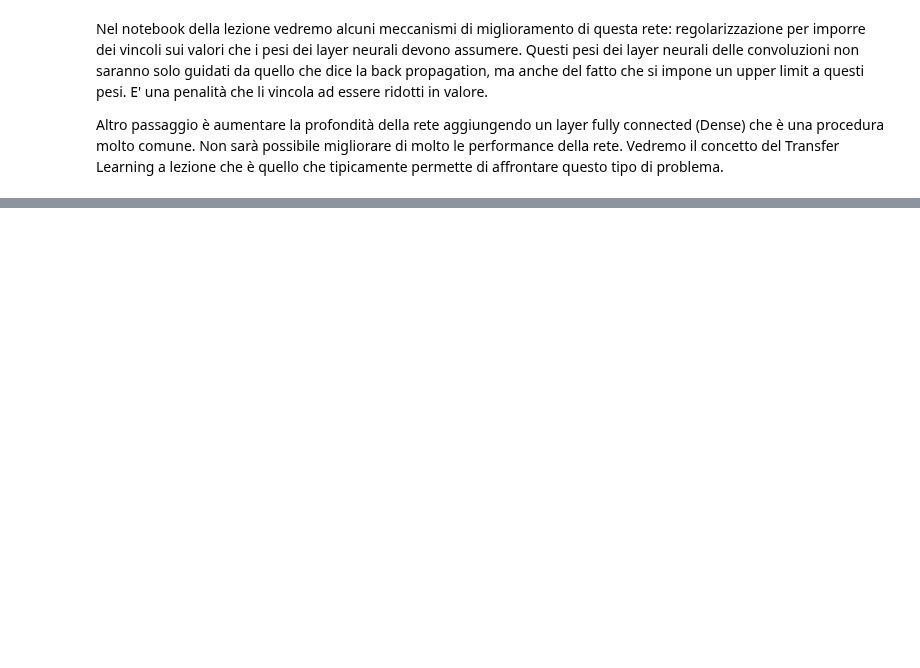
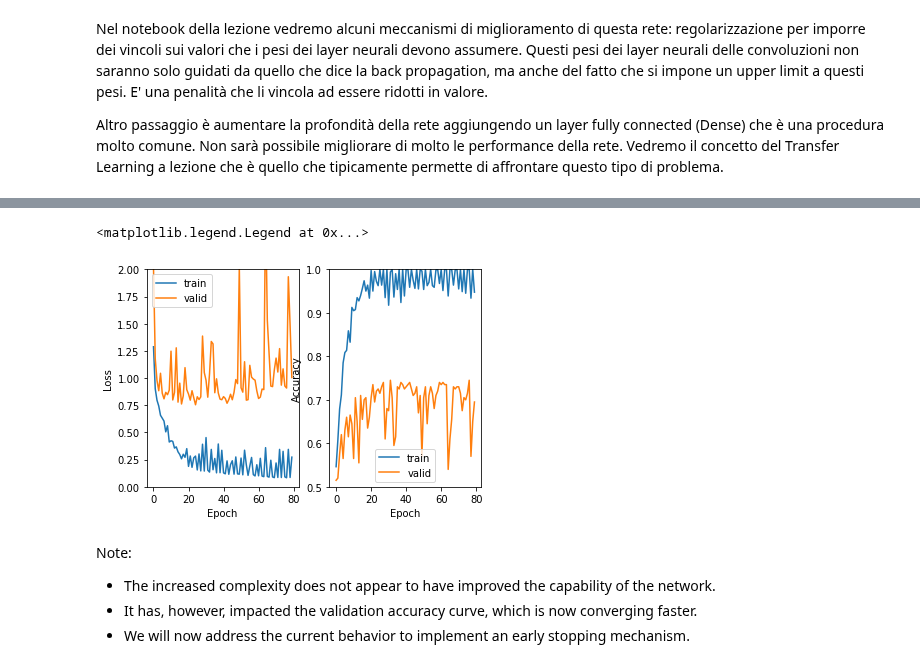
Before and after one commit to alessandro-maccario/DeepLearning-FoodRecognition, a Jupyter notebook: E04_FDL_Image_Classification.ipynb, the cells around one changed output, grey strips where cells are left out. Drawn from its saved outputs; the diff is of its cells as text; code cells hidden in the pictures; blank space fills up the shorter version.

```diff
--- a/E04_FDL_Image_Classification.ipynb
+++ b/E04_FDL_Image_Classification.ipynb
@@ -572,0 +603,5 @@ Vedremo il concetto del Transfer Learning a lezione che è quello che tipicament
+# %%
+# Compile the model for training
+net.compile(loss=keras.losses.categorical_crossentropy,
+            optimizer=keras.optimizers.RMSprop(learning_rate=0.001),
+            metrics=['accuracy'])
@@ -572,0 +611,5 @@ Vedremo il concetto del Transfer Learning a lezione che è quello che tipicament
+# %%
+# Model training (v5)
+history = net.fit(train_dataset,
+          epochs=80,
+          validation_data=val_dataset);
@@ -572,0 +636,19 @@ Vedremo il concetto del Transfer Learning a lezione che è quello che tipicament
+# %%
+# Visualization of the learning curves
+
+plt.subplot(1, 2, 1)
+plt.plot(history.history['loss'])
+plt.plot(history.history['val_loss'])
+plt.ylim([0.0, 2.0])
+plt.xlabel('Epoch')
+plt.ylabel('Loss')
+plt.legend(['train', 'valid'])
+
+plt.subplot(1, 2, 2)
+plt.plot(history.history['accuracy'])
+plt.plot(history.history['val_accuracy'])
+plt.ylim([0.5, 1.0])
+plt.xlabel('Epoch')
+plt.ylabel('Accuracy')
+plt.legend(['train', 'valid'])
+# %% [output]
@@ -572,0 +657,8 @@ Vedremo il concetto del Transfer Learning a lezione che è quello che tipicament
+<matplotlib.legend.Legend at 0x...>
+[figure, added]
+# %% [markdown]
+Note:
+
+- The increased complexity does not appear to have improved the capability of the network.
+- It has, however, impacted the validation accuracy curve, which is now converging faster.
+- We will now address the current behavior to implement an early stopping mechanism.
```
Also changed, not shown: parts of 20 cells of this notebook.
